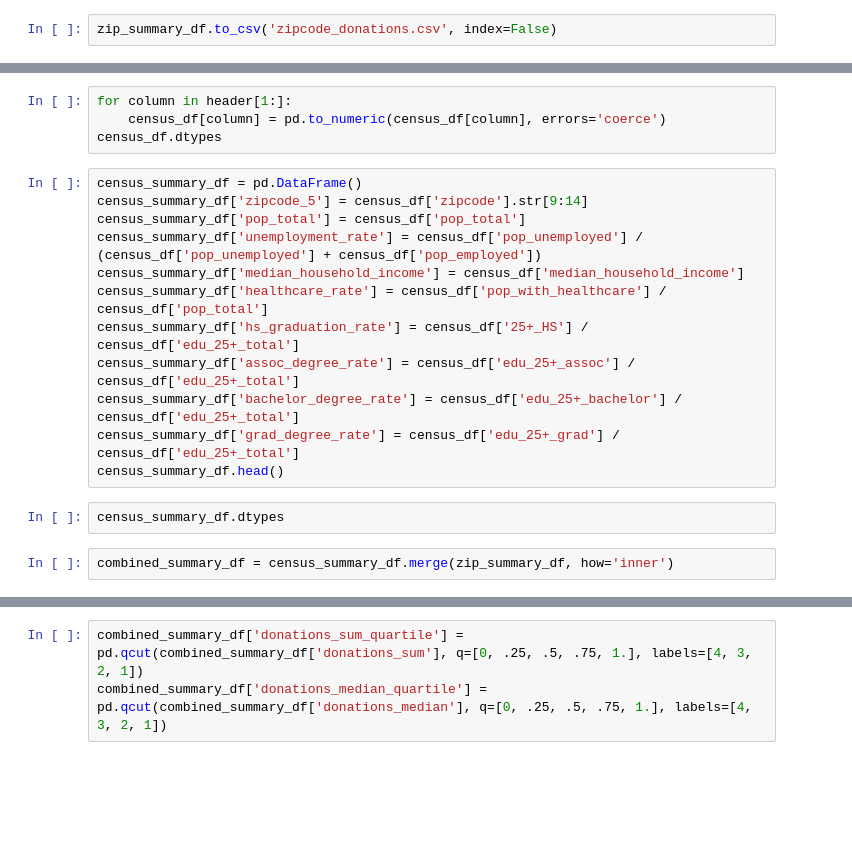
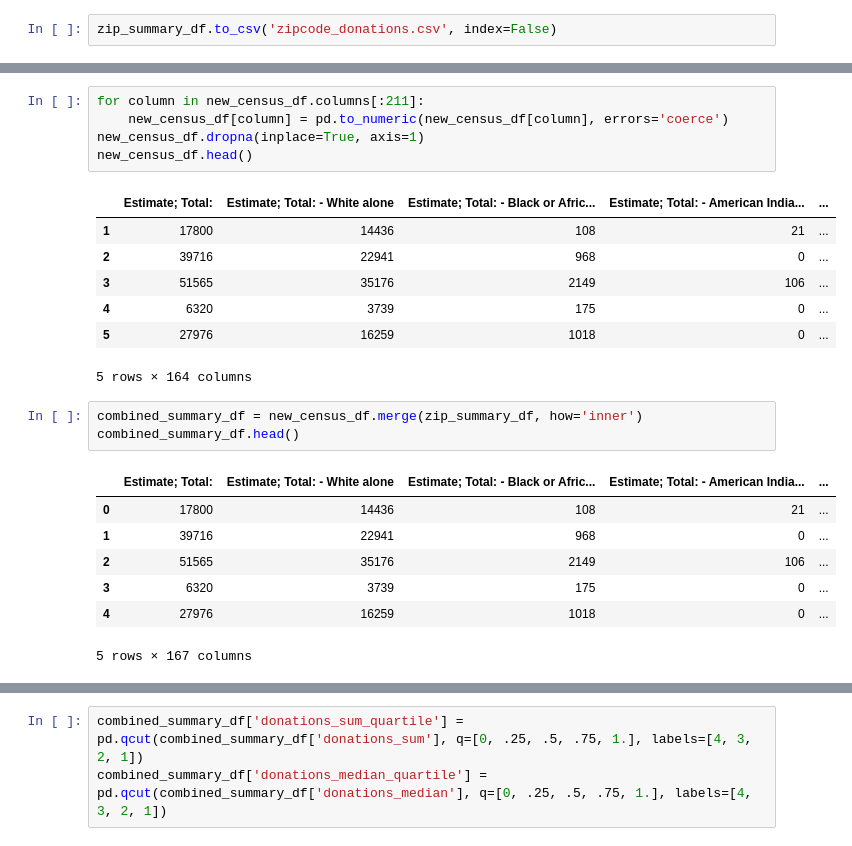
Before and after one commit to brickleq/campaign-contrib-machine, a Jupyter notebook: machine_learning/machine_learner.ipynb, the cells around one changed output, grey strips where cells are left out. Drawn from its saved outputs; the diff is of its cells as text; blank space fills up the shorter version.

```diff
--- a/machine_learning/machine_learner.ipynb
+++ b/machine_learning/machine_learner.ipynb
@@ -72,20 +93,24 @@ NameError: name 'header' is not defined
 # %%
-for column in header[1:]:
-    census_df[column] = pd.to_numeric(census_df[column], errors='coerce')
-census_df.dtypes
+for column in new_census_df.columns[:211]:
+    new_census_df[column] = pd.to_numeric(new_census_df[column], errors='coerce')
+new_census_df.dropna(inplace=True, axis=1)
+new_census_df.head()
+# %% [output]
+|  | Estimate; Total: | Estimate; Total: - White alone | Estimate; Total: - Black or Afric... | Estimate; Total: - American India... | ... |
+| 1 | 17800 | 14436 | 108 | 21 | ... |
+| 2 | 39716 | 22941 | 968 | 0 | ... |
+| 3 | 51565 | 35176 | 2149 | 106 | ... |
+| 4 | 6320 | 3739 | 175 | 0 | ... |
+| 5 | 27976 | 16259 | 1018 | 0 | ... |
+5 rows × 164 columns
-# %%
-census_summary_df = pd.DataFrame()
-census_summary_df['zipcode_5'] = census_df['zipcode'].str[9:14]
-census_summary_df['pop_total'] = census_df['pop_total']
-census_summary_df['unemployment_rate'] = census_df['pop_unemployed'] / (census_df['pop_unemployed'] + census_df['pop_employed'])
-census_summary_df['median_household_income'] = census_df['median_household_income']
-census_summary_df['healthcare_rate'] = census_df['pop_with_healthcare'] / census_df['pop_total']
-census_summary_df['hs_graduation_rate'] = census_df['25+_HS'] / census_df['edu_25+_total']
-census_summary_df['assoc_degree_rate'] = census_df['edu_25+_assoc'] / census_df['edu_25+_total']
-census_summary_df['bachelor_degree_rate'] = census_df['edu_25+_bachelor'] / census_df['edu_25+_total']
-census_summary_df['grad_degree_rate'] = census_df['edu_25+_grad'] / census_df['edu_25+_total']
-census_summary_df.head()
-# %%
-census_summary_df.dtypes
 # %%
-combined_summary_df = census_summary_df.merge(zip_summary_df, how='inner')
+combined_summary_df = new_census_df.merge(zip_summary_df, how='inner')
+combined_summary_df.head()
+# %% [output]
+|  | Estimate; Total: | Estimate; Total: - White alone | Estimate; Total: - Black or Afric... | Estimate; Total: - American India... | ... |
+| 0 | 17800 | 14436 | 108 | 21 | ... |
+| 1 | 39716 | 22941 | 968 | 0 | ... |
+| 2 | 51565 | 35176 | 2149 | 106 | ... |
+| 3 | 6320 | 3739 | 175 | 0 | ... |
+| 4 | 27976 | 16259 | 1018 | 0 | ... |
+5 rows × 167 columns
```
Also changed, not shown: parts of 15 cells of this notebook, 1 other file.
